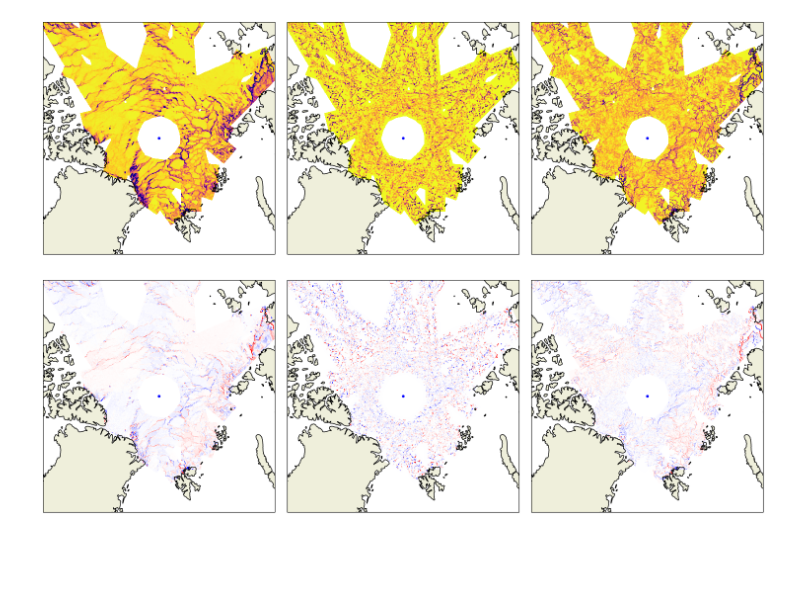
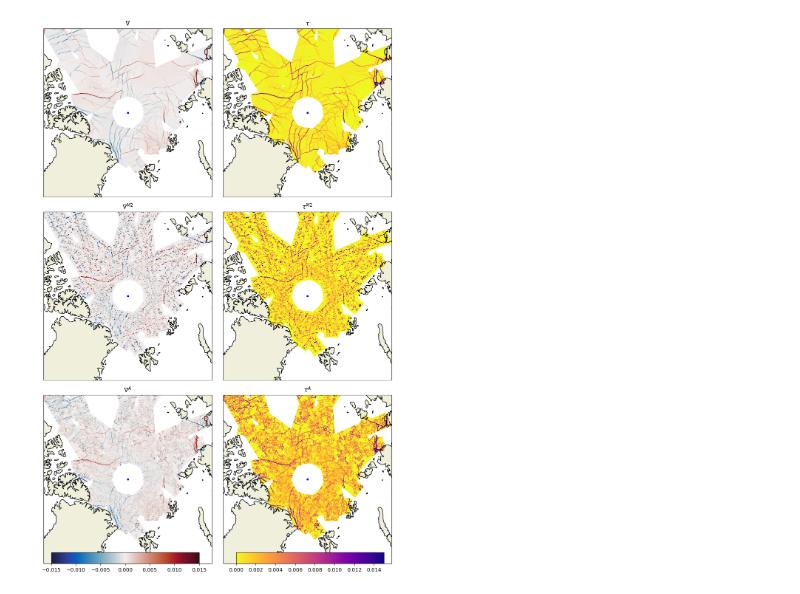
Before and after one commit to nansencenter/harmony-ice-drift, a Jupyter notebook: 2023/03_make_arctic_map.ipynb, the cells around one changed output. Cells and saved outputs as stored; diff of their text form; code cells hidden in the pictures; blank space fills up the shorter version.

```diff
--- a/2023/03_make_arctic_map.ipynb
+++ b/2023/03_make_arctic_map.ipynb
@@ -24,12 +29,34 @@ make_three_maps(div_pro_avg, xlim, ylim, cmap='bwr', clim=[-0.02, 0.02])
 # %%
-idir_mask = f'/data1/{user}/stereoid/RESULTS/SeaIce/SeaIceDrift/pass_sa05_2019_exp_01_20190101*_??.npz'
-ifiles = sorted(glob.glob(idir_mask))
+def make_six_maps(xlim, ylim, div_pro_avg, div_cmap, div_clim, she_pro_avg, she_cmap, she_clim, figsize=(12,18)):
+    srs_dst = ccrs.NorthPolarStereo(central_longitude=0, true_scale_latitude=60)
+    map_extent = [xlim[0], xlim[1], ylim[0], ylim[1]]
 
-tot_pro_avg = get_deformation_mosaic(ifiles, xlim, ylim)
-make_three_maps(tot_pro_avg, xlim, ylim, cmap='plasma_r', clim=[0, 0.02])
+    fig, axs = plt.subplots(3,2, figsize=figsize, subplot_kw={'projection': srs_dst}, sharex=True, sharey=True)
+    for i in range(3):
+        imsh_div = axs[i, 0].imshow(div_pro_avg[i], extent=[xlim[0], xlim[1], ylim[1], ylim[0]], cmap=div_cmap, clim=div_clim)
+        imsh_she = axs[i, 1].imshow(she_pro_avg[i], extent=[xlim[0], xlim[1], ylim[1], ylim[0]], cmap=she_cmap, clim=she_clim)
 
-div_pro_avg = get_deformation_mosaic(ifiles, xlim, ylim, ename='div')
-make_three_maps(div_pro_avg, xlim, ylim, cmap='bwr', clim=[-0.02, 0.02])
+    for ax in axs.flat:
+        ax.add_feature(LAND)
+        ax.add_feature(COASTLINE)
+        ax.set_extent(map_extent, crs=srs_dst)
+        ax.plot(0, 0, 'b.')
+
+    cbar_ax1 = fig.add_axes([0.05, 0.01, 0.4, 0.02])
+    cbar1 = fig.colorbar(imsh_div, cax=cbar_ax1, orientation='horizontal')
+    cbar_ax2 = fig.add_axes([0.55, 0.01, 0.4, 0.02])
+    cbar2 = fig.colorbar(imsh_she, cax=cbar_ax2, orientation='horizontal')
+
+    axs[0,0].set_title(r'$\nabla$')
+    axs[0,1].set_title(r'$\tau$')
+    axs[1,0].set_title(r'$\nabla^{M2}$')
+    axs[1,1].set_title(r'$\tau^{M2}$')
+    axs[2,0].set_title(r'$\nabla^{A}$')
+    axs[2,1].set_title(r'$\tau^{A}$')
+    plt.tight_layout()
+    plt.show()
-# %% [output]
-[figure, removed]
-[figure, removed]
+# %%
+vmax = 0.015
+make_six_maps(xlim, ylim, div_pro_avg0, cm.balance, [-vmax, vmax], she_pro_avg0, 'plasma_r', [0, vmax], figsize=(10,15))
+# %% [output]
+[figure, added]
```
Also changed, not shown: parts of 3 cells of this notebook, 4 other files.
